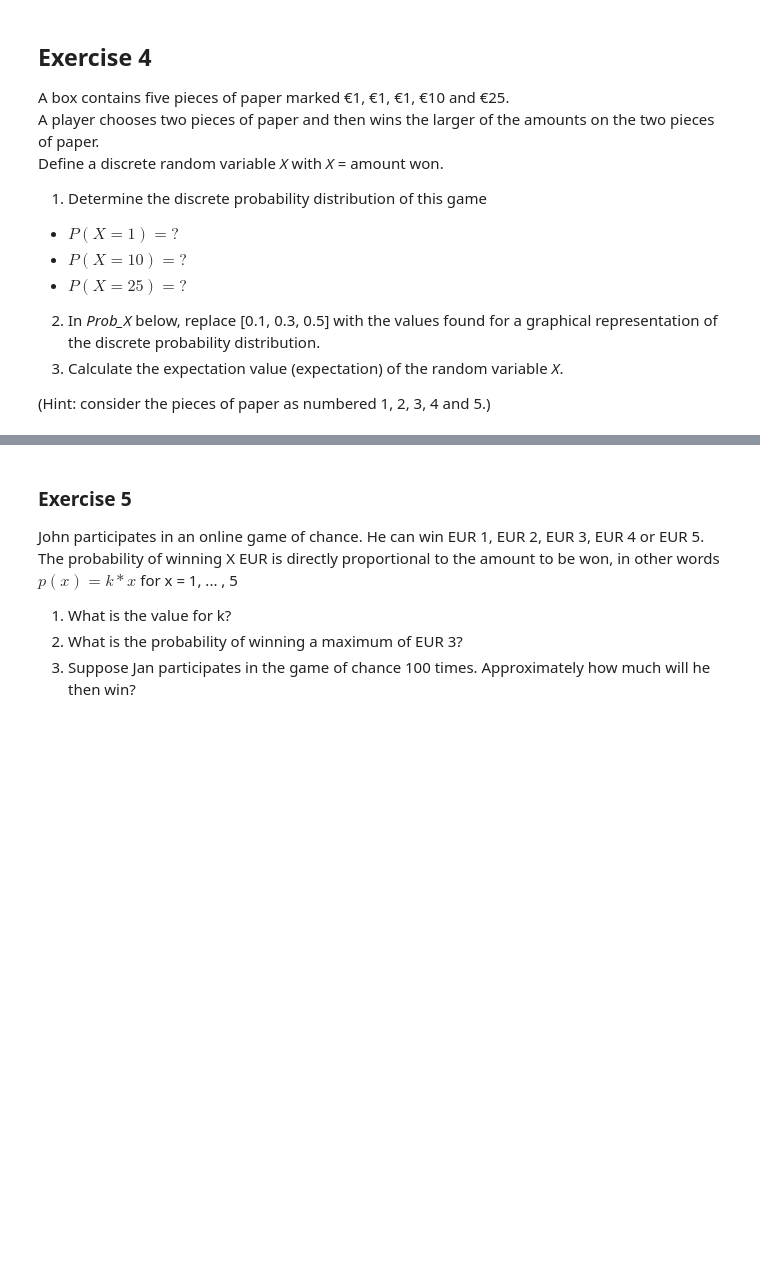
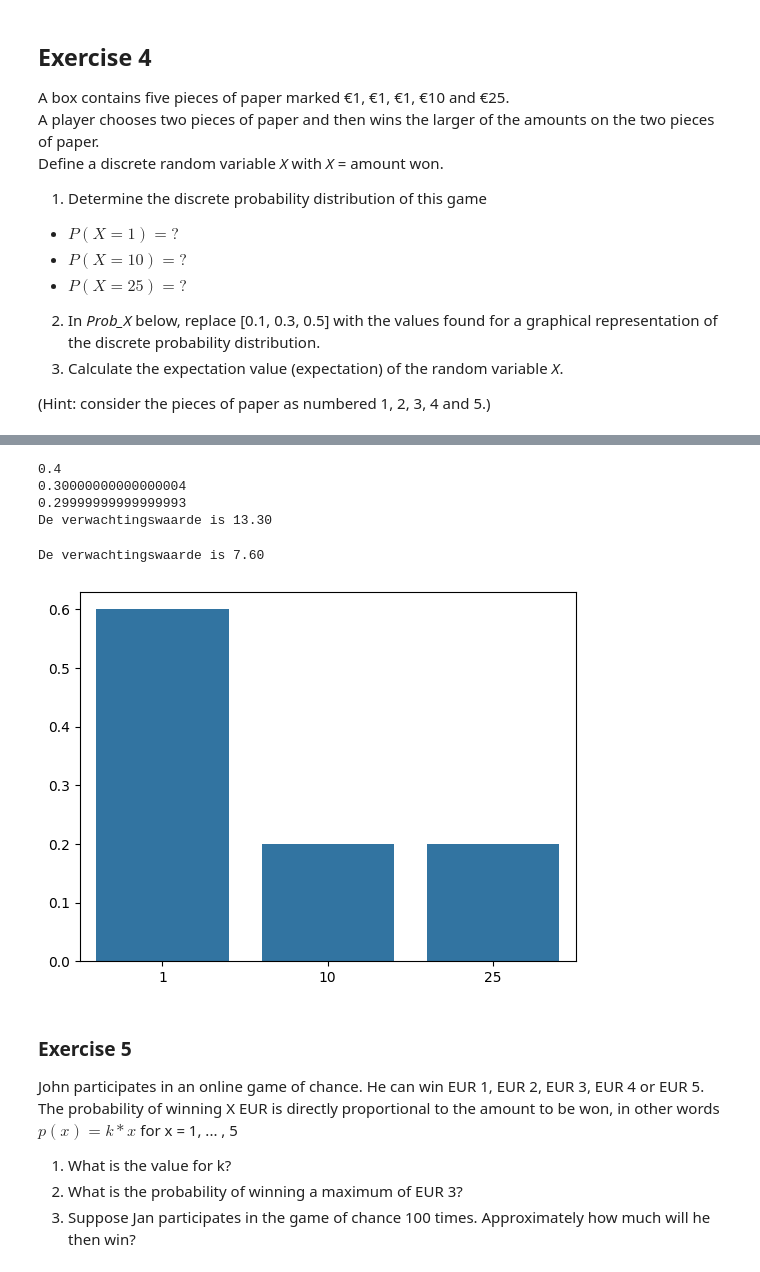
Before and after one commit to JelleLeus1996/data_science, a Jupyter notebook: 3-central-limit-testing/lab-3.01-probability-2024.ipynb, the cells around one changed output, grey strips where cells are left out. Cells and saved outputs as stored; diff of their text form; code cells hidden in the pictures; blank space fills up the shorter version.

```diff
--- a/3-central-limit-testing/lab-3.01-probability-2024.ipynb
+++ b/3-central-limit-testing/lab-3.01-probability-2024.ipynb
@@ -71,3 +169,28 @@ Define a discrete random variable _X_ with _X_ = amount won.
+# %%
+x_25 = 1/5*1+4/5*1/4
+x_10 = 1/5*1+4/5*1/4 - (1/5 * 1/4 + 1/5 * 1/4)
+x_1 = 1 - x_25 - x_10
+print(x_25)
+print(x_10)
+print(x_1)
+#Verwachtingswaarde
+verwachtingswaarde = 1*3/10 + 10*3/10 + 25*4/10
+print("De verwachtingswaarde is %.2f" % verwachtingswaarde)
+# %% [output]
+0.4
+0.30000000000000004
+0.29999999999999993
+De verwachtingswaarde is 13.30
+# %%
+X = [1, 10, 25]
+Probability_X = [3/5,1/5,1/5]
+sns.barplot(x = X, y= Probability_X)
+#Verwachtingswaarde
+probability = 1 * 3/5 + 10* 1/5 + 25 * 1/5
+print("De verwachtingswaarde is %.2f" % probability)
+# %% [output]
+De verwachtingswaarde is 7.60
+[figure, added]
 # %%
 X = [1, 10, 25]           # Possible outcomes. Leave unchanged!!!
 Prob_X = [0.1, 0.3, 0.5]  # Replace with your own found values!!!
```
Also changed, not shown: parts of 12 cells of this notebook, 1 other file.
